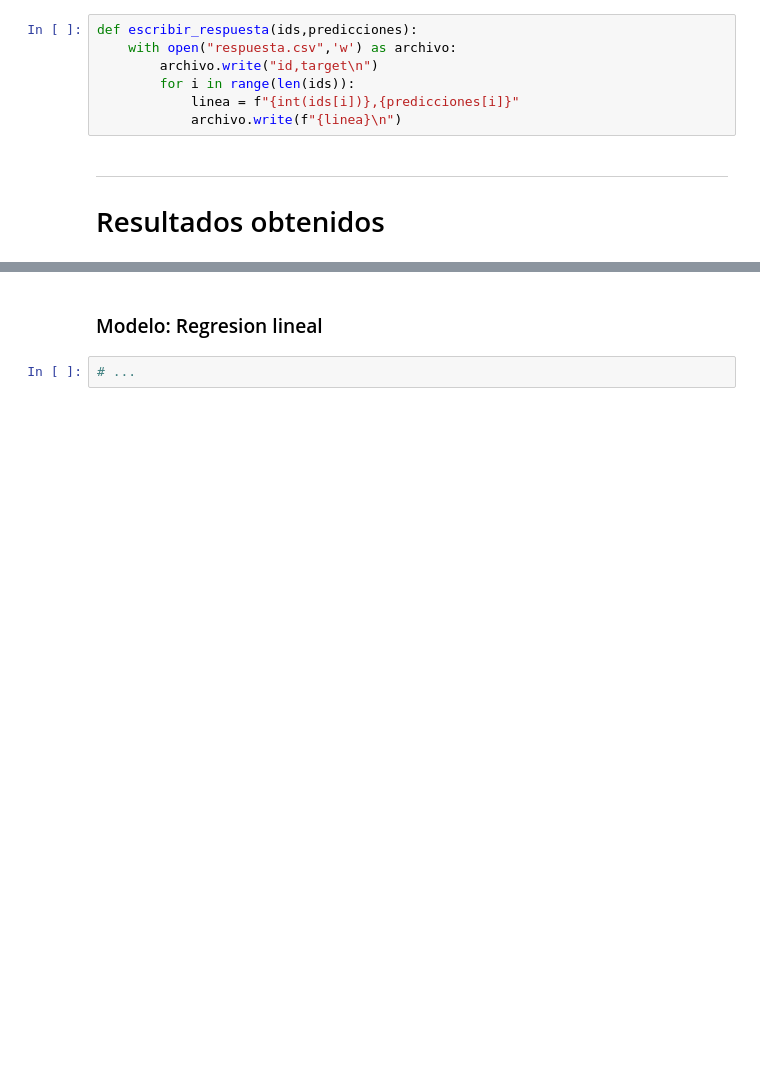
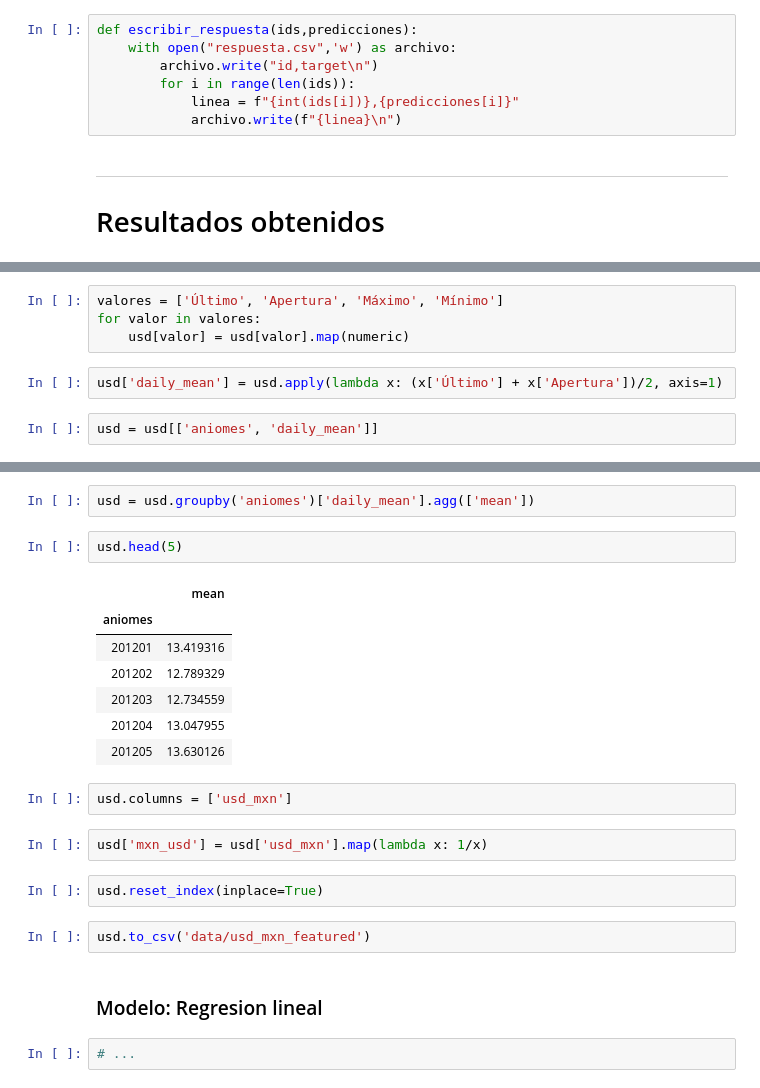
Before and after one commit to nicomatex/datos_tp2_2c2019, a Jupyter notebook: main.ipynb, the cells around one changed output, grey strips where cells are left out. Saved outputs shown, nothing was run; the diff lists cells and outputs as text; blank space fills up the shorter version.

```diff
--- a/main.ipynb
+++ b/main.ipynb
@@ -48,0 +85,8 @@ def escribir_respuesta(ids,predicciones):
+# %%
+valores = ['Último', 'Apertura', 'Máximo', 'Mínimo']
+for valor in valores:
+    usd[valor] = usd[valor].map(numeric)
+# %%
+usd['daily_mean'] = usd.apply(lambda x: (x['Último'] + x['Apertura'])/2, axis=1)
+# %%
+usd = usd[['aniomes', 'daily_mean']]
@@ -49,3 +100,23 @@ def escribir_respuesta(ids,predicciones):
+# %%
+usd = usd.groupby('aniomes')['daily_mean'].agg(['mean'])
+# %%
+usd.head(5)
+# %% [output]
+|  | mean |
+| aniomes |  |
+| 201201 | 13.419316 |
+| 201202 | 12.789329 |
+| 201203 | 12.734559 |
+| 201204 | 13.047955 |
+| 201205 | 13.630126 |
+# %%
+usd.columns = ['usd_mxn']
+# %%
+usd['mxn_usd'] = usd['usd_mxn'].map(lambda x: 1/x)
+# %%
+usd.reset_index(inplace=True)
+# %%
+usd.to_csv('data/usd_mxn_featured')
 # %% [markdown]
 ### Modelo: Regresion lineal
 # %%
```
Also changed, not shown: parts of 14 cells of this notebook, 4 other files.
